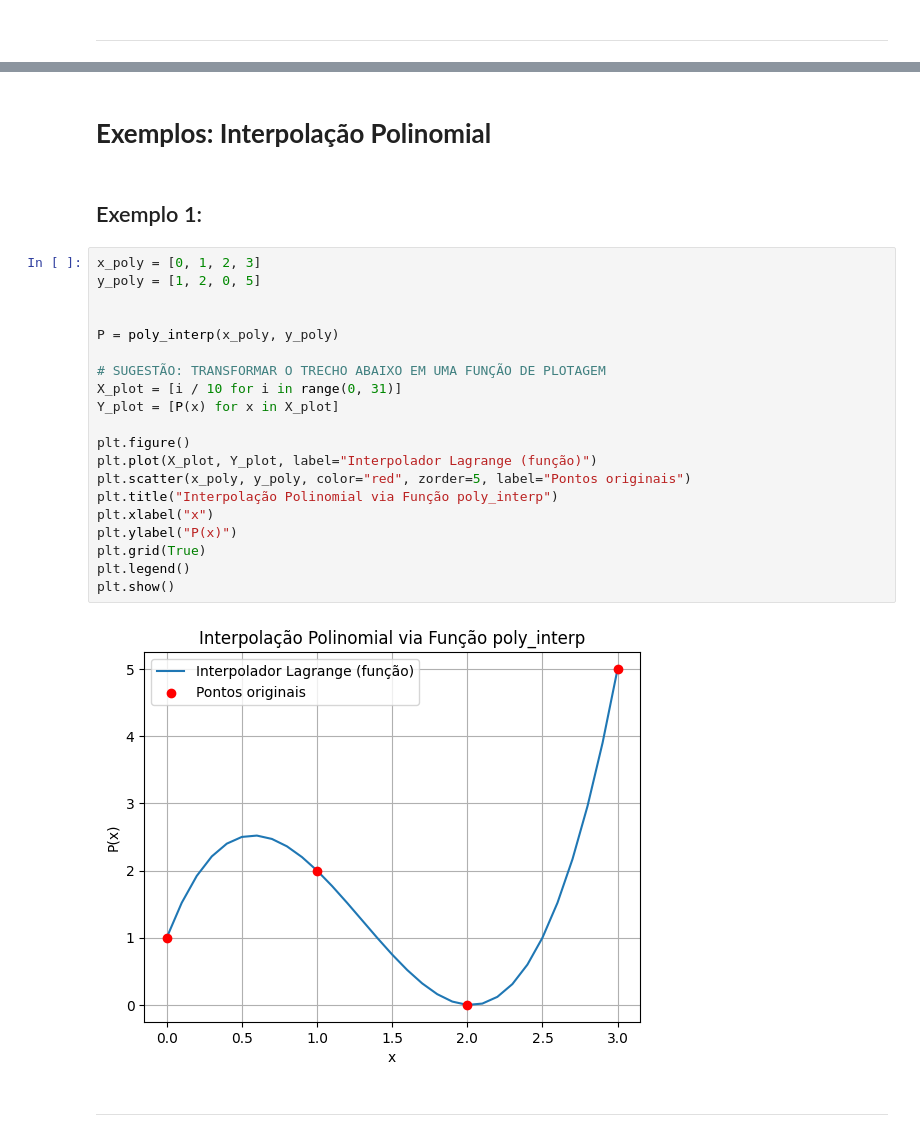
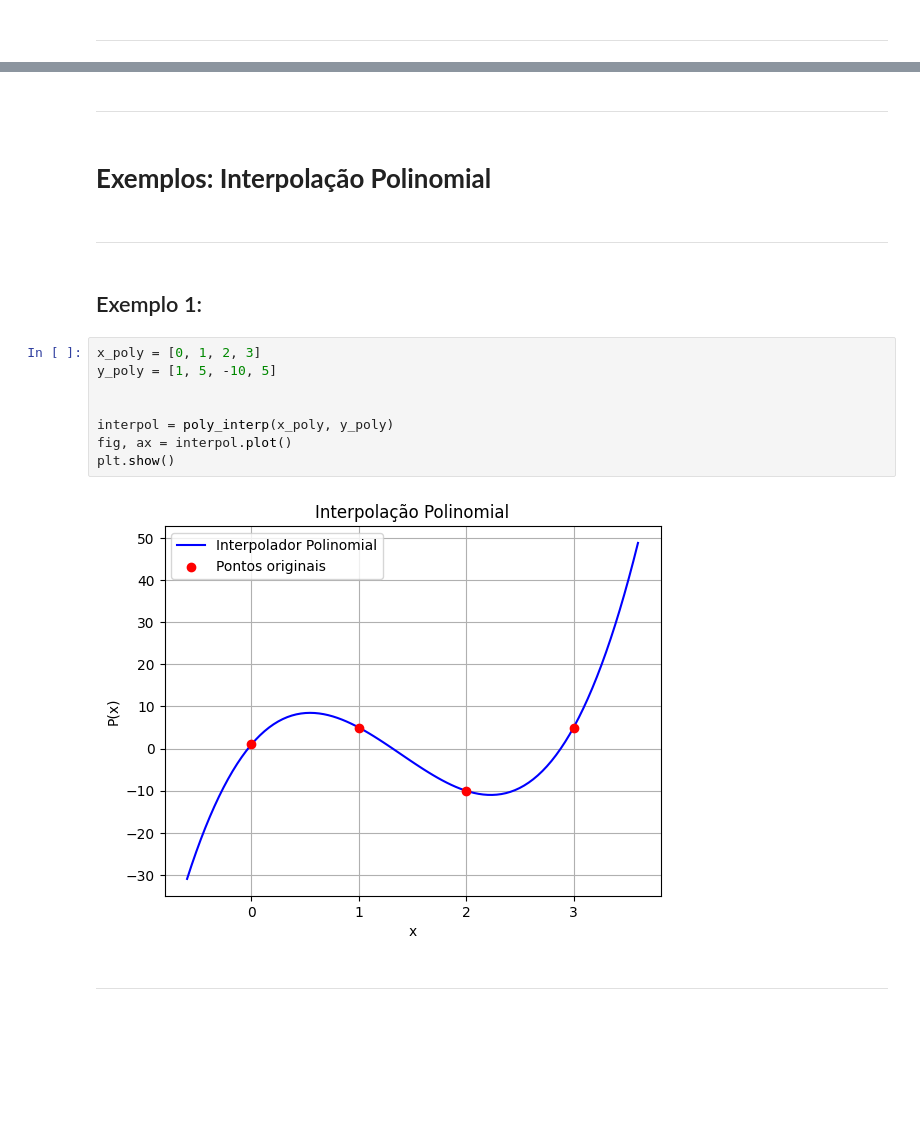
Before and after one commit to CB2325NumericaG6/CB2325NumericaG6, a Jupyter notebook: exemplos_jupyter/interpolacao.ipynb, the cells around one changed output, grey strips where cells are left out. Saved outputs shown, nothing was run; the diff lists cells and outputs as text; blank space fills up the shorter version.

```diff
--- a/exemplos_jupyter/interpolacao.ipynb
+++ b/exemplos_jupyter/interpolacao.ipynb
@@ -1036,29 +54,21 @@ plt.show()
+# %% [markdown]
+---
 # %% [markdown]
 # __Exemplos: Interpolação Polinomial__
+# %% [markdown]
+---
 # %% [markdown]
 ## Exemplo 1:
 # %%
 x_poly = [0, 1, 2, 3]
-y_poly = [1, 2, 0, 5]
+y_poly = [1, 5, -10, 5]
 
 
-P = poly_interp(x_poly, y_poly)
-
-# SUGESTÃO: TRANSFORMAR O TRECHO ABAIXO EM UMA FUNÇÃO DE PLOTAGEM
-X_plot = [i / 10 for i in range(0, 31)]
-Y_plot = [P(x) for x in X_plot]
-
-plt.figure()
-plt.plot(X_plot, Y_plot, label="Interpolador Lagrange (função)")
-plt.scatter(x_poly, y_poly, color="red", zorder=5, label="Pontos originais")
-plt.title("Interpolação Polinomial via Função poly_interp")
-plt.xlabel("x")
-plt.ylabel("P(x)")
-plt.grid(True)
-plt.legend()
+interpol = poly_interp(x_poly, y_poly)
+fig, ax = interpol.plot()
 plt.show()
 # %% [output]
-[figure, old version]
+[figure, new version]
 # %% [markdown]
 ---
 # %% [markdown]
```
Also changed, not shown: parts of 20 cells of this notebook, 5 other files.
